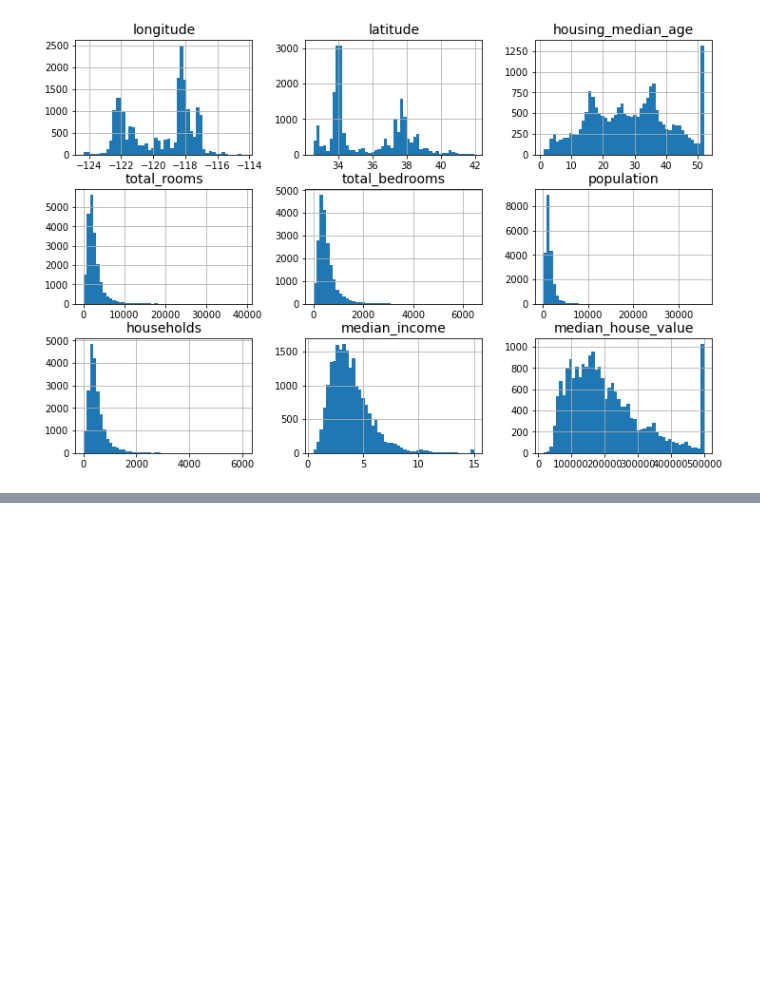
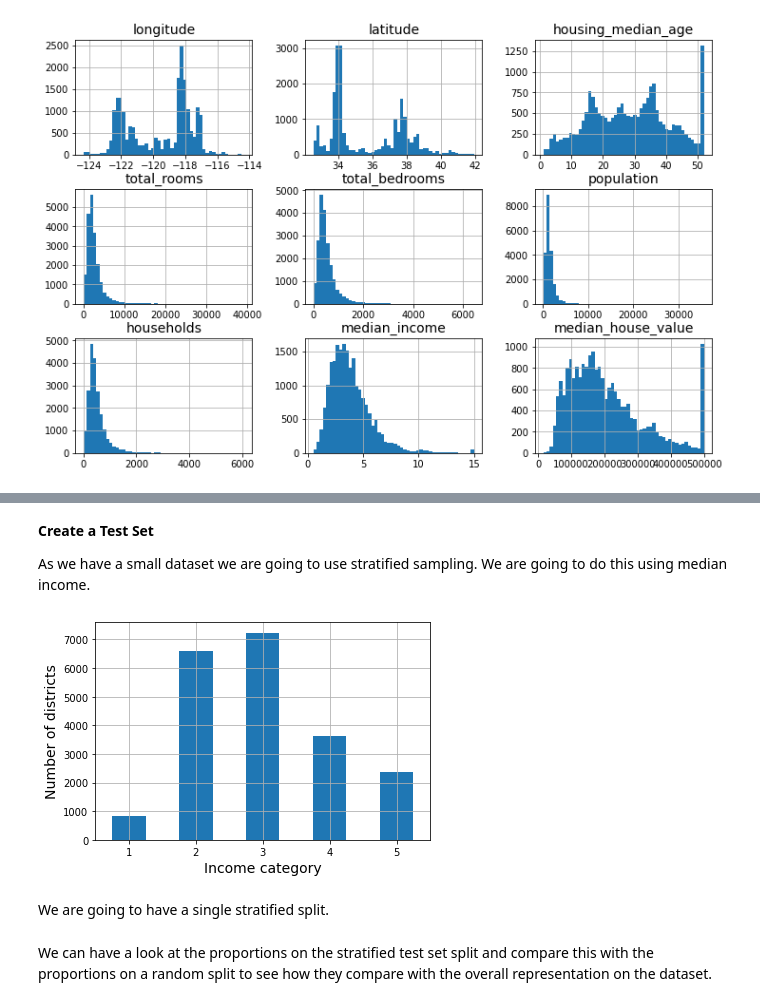
Before and after one commit to OswaldCc/californiaHousePricesPrediction, a Jupyter notebook: index.ipynb, the cells around one changed output, grey strips where cells are left out. Saved outputs shown, nothing was run; the diff lists cells and outputs as text; code cells hidden in the pictures; blank space fills up the shorter version.

```diff
--- a/index.ipynb
+++ b/index.ipynb
@@ -86,0 +103,18 @@ plt.show()
+# %% [markdown]
+**Create a Test Set**
+
+As we have a small dataset we are going to use stratified sampling. We are going to do this using median income.
+# %%
+import numpy as np
+housing["income_cat"] = pd.cut(housing["median_income"],
+                               bins=[0., 1.5, 3.0, 4.5, 6., np.inf],
+                               labels=[1, 2, 3, 4, 5])
+# %%
+housing["income_cat"].value_counts().sort_index().plot.bar(rot=0, grid=True)
+plt.xlabel("Income category")
+plt.ylabel("Number of districts")
+plt.show()
+# %% [output]
+[figure, added]
+# %% [markdown]
+We are going to have a single stratified split.
@@ -86,0 +126,2 @@ plt.show()
+# %% [markdown]
+We can have a look at the proportions on the stratified test set split and compare this with the proportions on a random split to see how they compare with the overall representation on the dataset.
```
Also changed, not shown: parts of 23 cells of this notebook.
